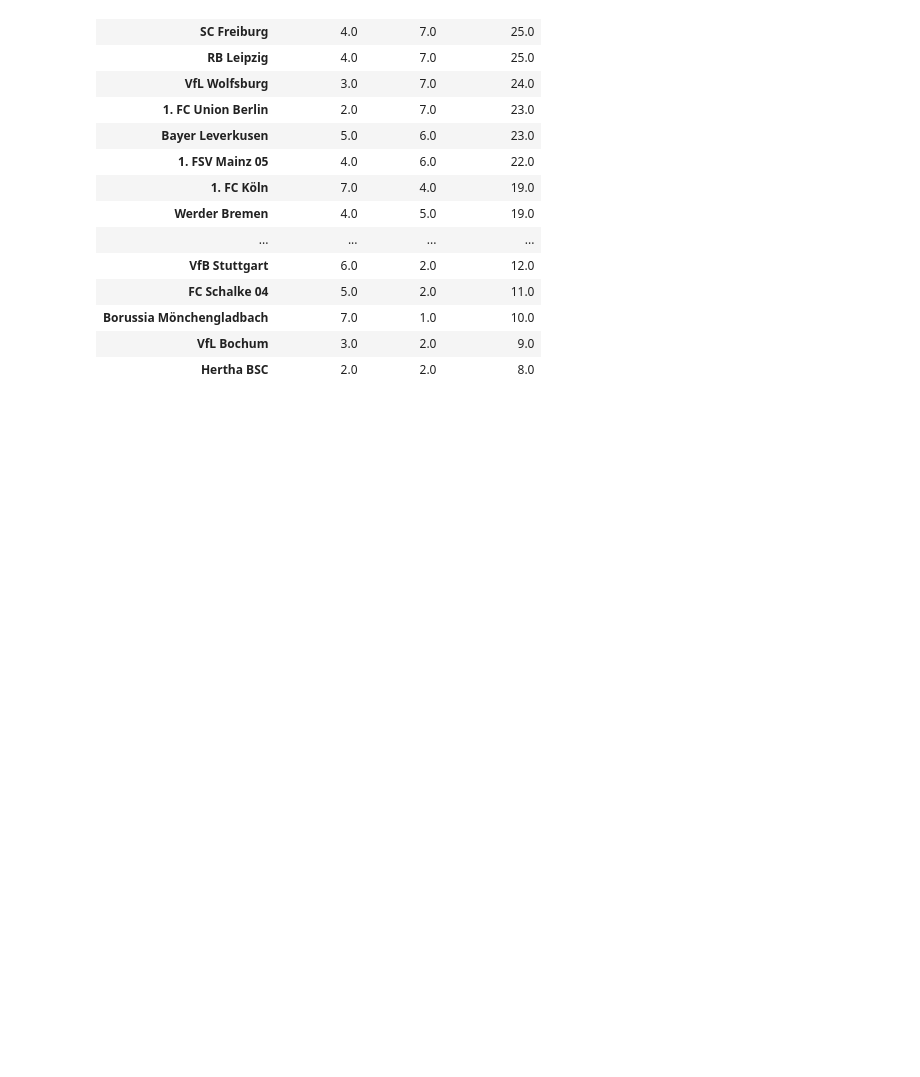
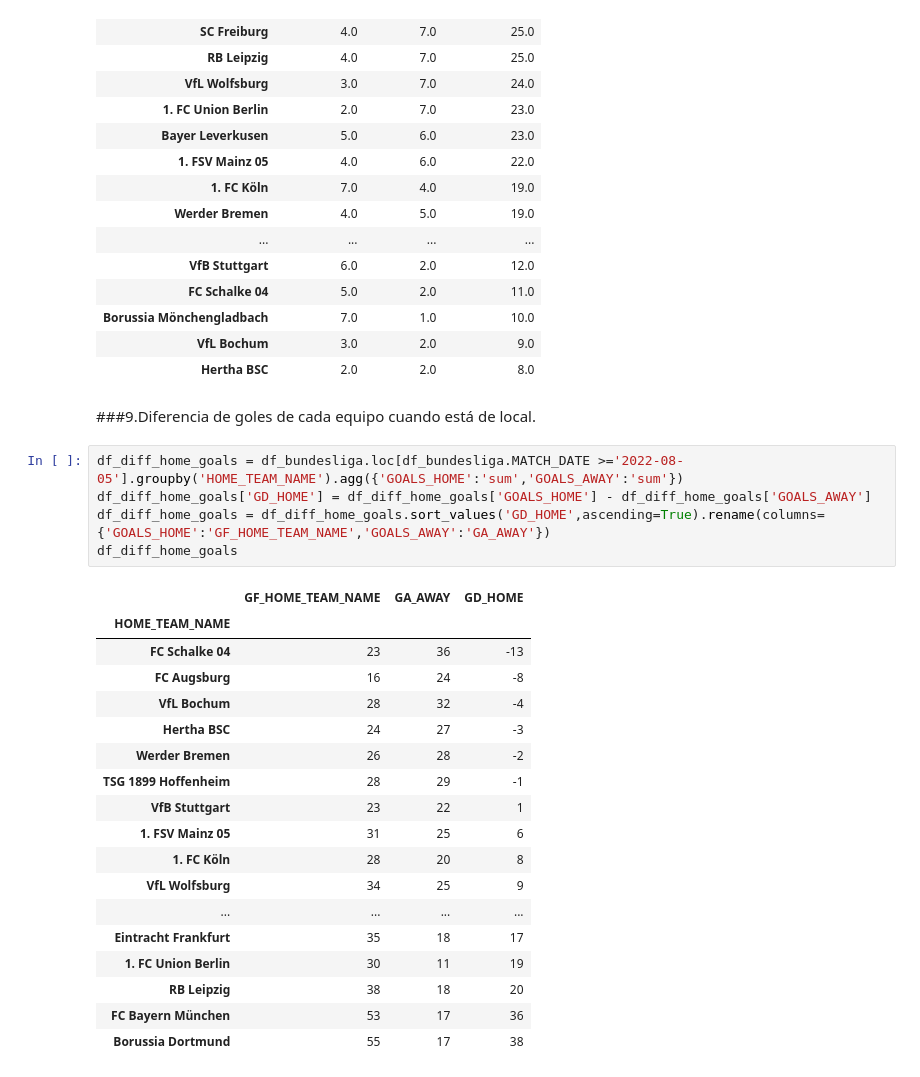
Before and after one commit to OmarFloresPTY/Pandas_Bundesliga_Analisis, a Jupyter notebook: bundesliga_2005_to_2023_season.ipynb, the cells around one changed output. Cells and saved outputs as stored; diff of their text form; blank space fills up the shorter version.

```diff
--- a/bundesliga_2005_to_2023_season.ipynb
+++ b/bundesliga_2005_to_2023_season.ipynb
@@ -366,3 +366,29 @@ df_AWAY_BDL
 | Borussia Mönchengladbach | 7.0 | 1.0 | 10.0 |
 | VfL Bochum | 3.0 | 2.0 | 9.0 |
 | Hertha BSC | 2.0 | 2.0 | 8.0 |
+# %% [markdown]
+###9.Diferencia de goles de cada equipo cuando está de local.
+# %%
+df_diff_home_goals = df_bundesliga.loc[df_bundesliga.MATCH_DATE >='2022-08-05'].groupby('HOME_TEAM_NAME').agg({'GOALS_HOME':'sum','GOALS_AWAY':'sum'})
+df_diff_home_goals['GD_HOME'] = df_diff_home_goals['GOALS_HOME'] - df_diff_home_goals['GOALS_AWAY']
+df_diff_home_goals = df_diff_home_goals.sort_values('GD_HOME',ascending=True).rename(columns={'GOALS_HOME':'GF_HOME_TEAM_NAME','GOALS_AWAY':'GA_AWAY'})
+df_diff_home_goals
+# %% [output]
+|  | GF_HOME_TEAM_NAME | GA_AWAY | GD_HOME |
+| HOME_TEAM_NAME |  |  |  |
+| FC Schalke 04 | 23 | 36 | -13 |
+| FC Augsburg | 16 | 24 | -8 |
+| VfL Bochum | 28 | 32 | -4 |
+| Hertha BSC | 24 | 27 | -3 |
+| Werder Bremen | 26 | 28 | -2 |
+| TSG 1899 Hoffenheim | 28 | 29 | -1 |
+| VfB Stuttgart | 23 | 22 | 1 |
+| 1. FSV Mainz 05 | 31 | 25 | 6 |
+| 1. FC Köln | 28 | 20 | 8 |
+| VfL Wolfsburg | 34 | 25 | 9 |
+| ... | ... | ... | ... |
+| Eintracht Frankfurt | 35 | 18 | 17 |
+| 1. FC Union Berlin | 30 | 11 | 19 |
+| RB Leipzig | 38 | 18 | 20 |
+| FC Bayern München | 53 | 17 | 36 |
+| Borussia Dortmund | 55 | 17 | 38 |
```
Also changed, not shown: parts of 6 cells of this notebook.
